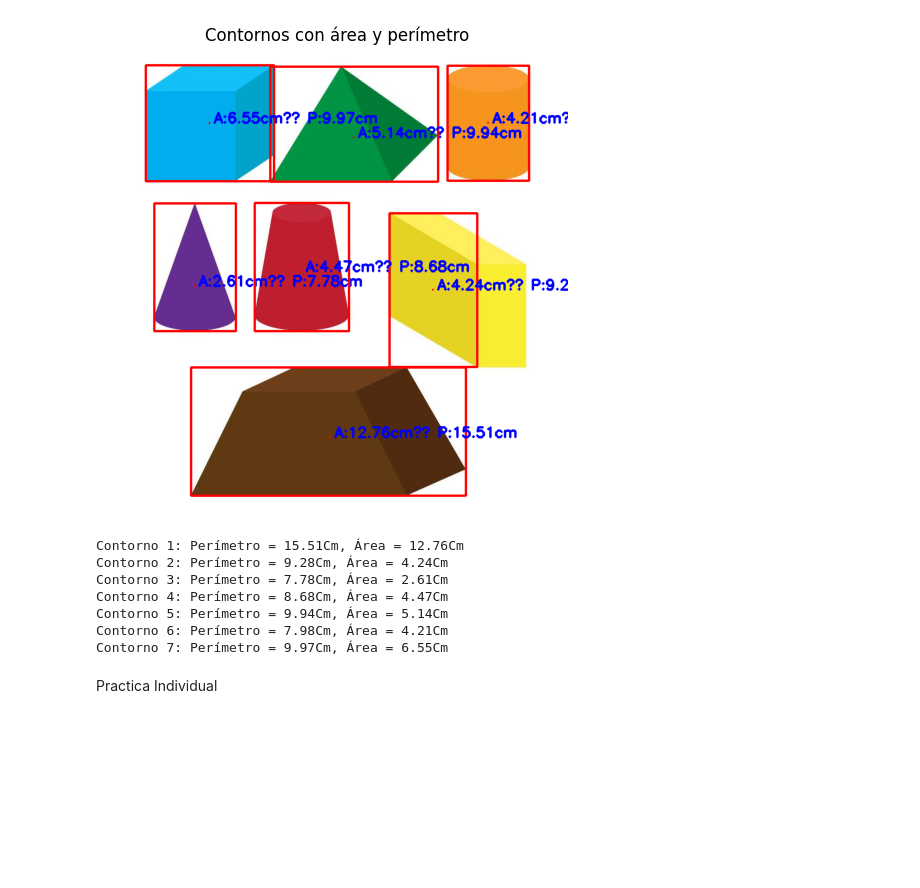
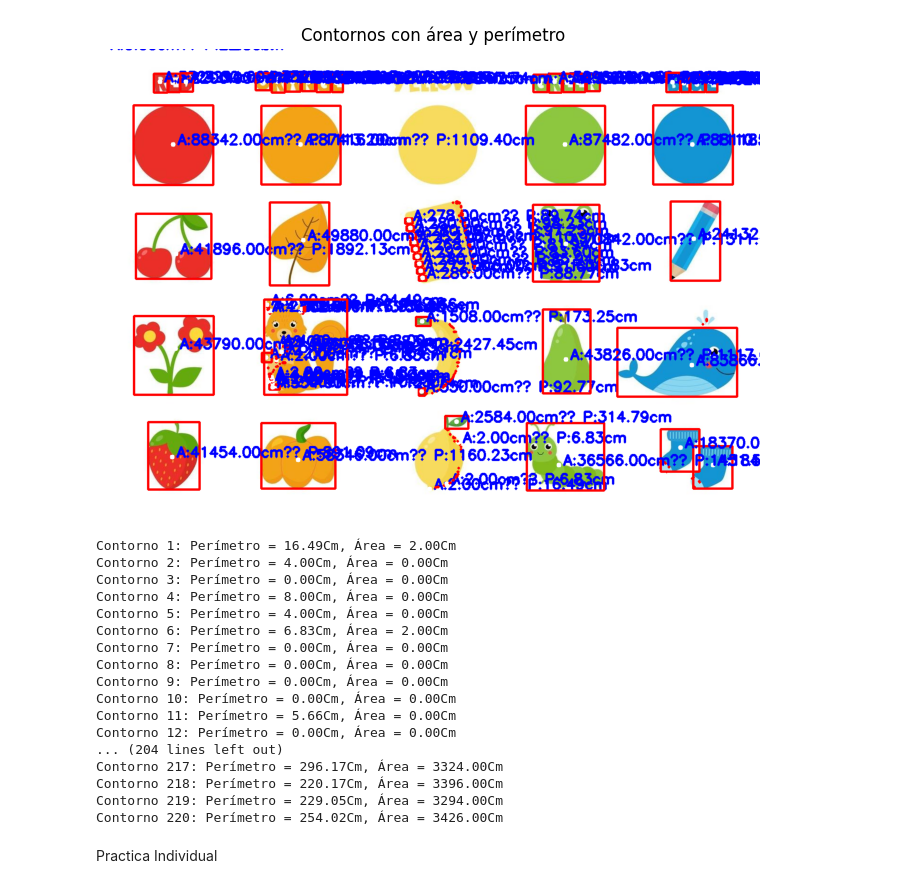
Before and after one commit to FcCaba/Procesamiento-De-Imagenes, a Jupyter notebook: unidad2/momentos.ipynb, the cells around one changed output. Cells and saved outputs as stored; diff of their text form; code cells hidden in the pictures; blank space fills up the shorter version.

```diff
--- a/unidad2/momentos.ipynb
+++ b/unidad2/momentos.ipynb
@@ -3,7 +3,7 @@ import cv2
 import numpy as np
 import matplotlib.pyplot as plt
 
-ruta = r"D:\Franz Caballero\Procesamiento de imagenes\Actividades\Ejercicios python\imagenes\original\objetos5.jpg"
+ruta = r"D:\Franz Caballero\Procesamiento de imagenes\Actividades\Ejercicios python\unidad2\ultimoLAB\colores.jpg"
 imagen = cv2.imread(ruta)
 gray = cv2.cvtColor(imagen, cv2.COLOR_BGR2GRAY)
 
@@ -34,42 +34,52 @@ for i in range(len(contornos)):
     if i == 0:
         ancho_real_cm = 6
         pixeles_por_cm = w / ancho_real_cm
 
     if pixeles_por_cm is not None:
         perimetro_cm = perimetro / pixeles_por_cm
         area_cm2 = area / (pixeles_por_cm ** 2)
     else:
         perimetro_cm = perimetro
         area_cm2 = area
 
     areas.append(area_cm2)
     perimetros.append(perimetro_cm)
 
     # Dibujo y texto
     cv2.rectangle(imagen, (x, y), (x + w, y + h), (0, 0, 255), 3)
-    cv2.circle(imagen, (cx, cy), 2, (0, 0, 255), -1)
+    cv2.circle(imagen, (cx, cy), 5, (255, 255, 255), -1)
     cv2.putText(imagen, f"A:{area_cm2:.2f}cm² P:{perimetro_cm:.2f}cm", (cx + 10, cy),
                 cv2.FONT_HERSHEY_SIMPLEX, 1, (255, 0, 0), 3)
 
 
 imagen_rgb = cv2.cvtColor(imagen, cv2.COLOR_BGR2RGB)
 plt.figure(figsize=(10, 6))
 plt.imshow(imagen_rgb)
 plt.axis('off')
 plt.title("Contornos con área y perímetro")
 plt.show()
 
 for i, (perimetro, area) in enumerate(zip(perimetros, areas)):
     print(f"Contorno {i + 1}: Perímetro = {perimetro:.2f}Cm, Área = {area:.2f}Cm")
 # %% [output]
-[figure, old version]
+[figure, new version]
-Contorno 1: Perímetro = 15.51Cm, Área = 12.76Cm
-Contorno 2: Perímetro = 9.28Cm, Área = 4.24Cm
-Contorno 3: Perímetro = 7.78Cm, Área = 2.61Cm
-Contorno 4: Perímetro = 8.68Cm, Área = 4.47Cm
-Contorno 5: Perímetro = 9.94Cm, Área = 5.14Cm
-Contorno 6: Perímetro = 7.98Cm, Área = 4.21Cm
-Contorno 7: Perímetro = 9.97Cm, Área = 6.55Cm
+Contorno 1: Perímetro = 16.49Cm, Área = 2.00Cm
+Contorno 2: Perímetro = 4.00Cm, Área = 0.00Cm
+Contorno 3: Perímetro = 0.00Cm, Área = 0.00Cm
+Contorno 4: Perímetro = 8.00Cm, Área = 0.00Cm
+Contorno 5: Perímetro = 4.00Cm, Área = 0.00Cm
+Contorno 6: Perímetro = 6.83Cm, Área = 2.00Cm
+Contorno 7: Perímetro = 0.00Cm, Área = 0.00Cm
+Contorno 8: Perímetro = 0.00Cm, Área = 0.00Cm
+Contorno 9: Perímetro = 0.00Cm, Área = 0.00Cm
+Contorno 10: Perímetro = 0.00Cm, Área = 0.00Cm
+Contorno 11: Perímetro = 5.66Cm, Área = 0.00Cm
+Contorno 12: Perímetro = 0.00Cm, Área = 0.00Cm
+... (204 lines left out)
+Contorno 217: Perímetro = 296.17Cm, Área = 3324.00Cm
+Contorno 218: Perímetro = 220.17Cm, Área = 3396.00Cm
+Contorno 219: Perímetro = 229.05Cm, Área = 3294.00Cm
+Contorno 220: Perímetro = 254.02Cm, Área = 3426.00Cm
 # %% [markdown]
 Practica Individual
 # %%
```
Also changed, not shown: 3 other files.
